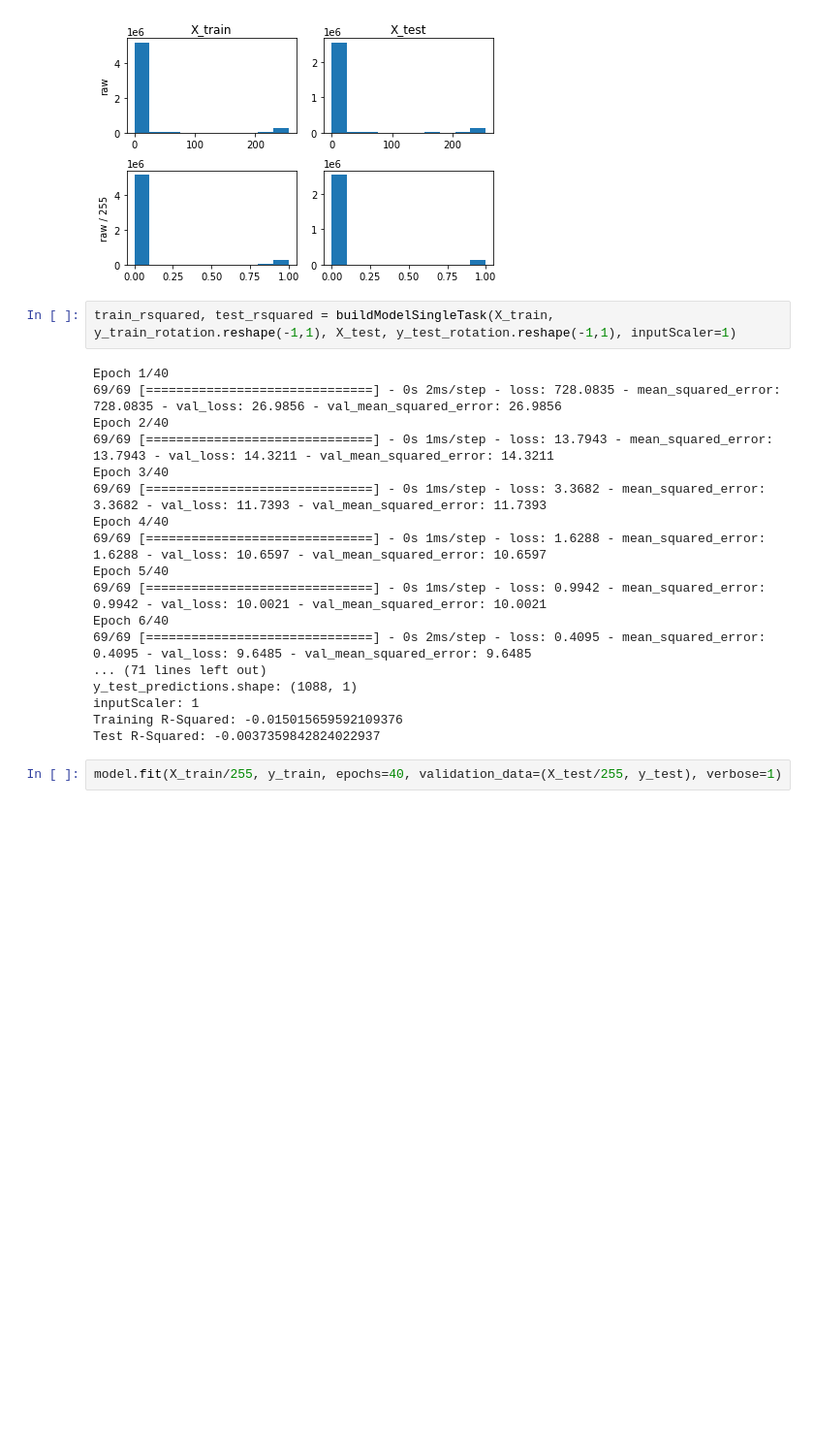
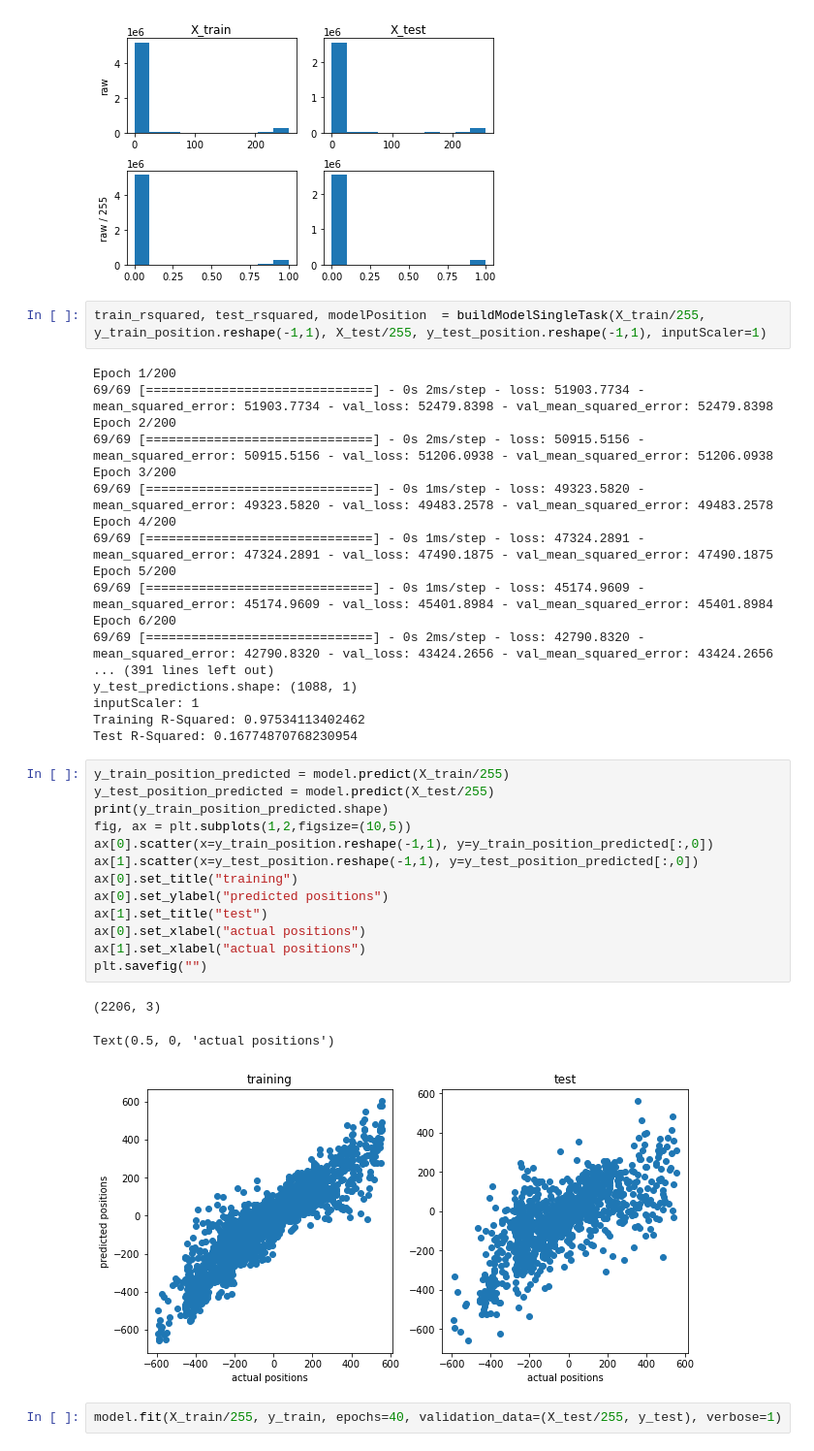
Before and after one commit to AndrewSamaha/MLRacer, a Jupyter notebook: cnn1.ipynb, the cells around one changed output. Shown at 97% size. Drawn from its saved outputs; the diff is of its cells as text; blank space fills up the shorter version.

Commit message:
positions

```diff
--- a/cnn1.ipynb
+++ b/cnn1.ipynb
@@ -230,25 +230,42 @@ plt.show()
 [figure]
 [figure]
 # %%
-train_rsquared, test_rsquared = buildModelSingleTask(X_train, y_train_rotation.reshape(-1,1), X_test, y_test_rotation.reshape(-1,1), inputScaler=1)
+train_rsquared, test_rsquared, modelPosition  = buildModelSingleTask(X_train/255, y_train_position.reshape(-1,1), X_test/255, y_test_position.reshape(-1,1), inputScaler=1)
 # %% [output]
-Epoch 1/40
-69/69 [==============================] - 0s 2ms/step - loss: 728.0835 - mean_squared_error: 728.0835 - val_loss: 26.9856 - val_mean_squared_error: 26.9856
-Epoch 2/40
-69/69 [==============================] - 0s 1ms/step - loss: 13.7943 - mean_squared_error: 13.7943 - val_loss: 14.3211 - val_mean_squared_error: 14.3211
-Epoch 3/40
-69/69 [==============================] - 0s 1ms/step - loss: 3.3682 - mean_squared_error: 3.3682 - val_loss: 11.7393 - val_mean_squared_error: 11.7393
-Epoch 4/40
-69/69 [==============================] - 0s 1ms/step - loss: 1.6288 - mean_squared_error: 1.6288 - val_loss: 10.6597 - val_mean_squared_error: 10.6597
-Epoch 5/40
-69/69 [==============================] - 0s 1ms/step - loss: 0.9942 - mean_squared_error: 0.9942 - val_loss: 10.0021 - val_mean_squared_error: 10.0021
-Epoch 6/40
-69/69 [==============================] - 0s 2ms/step - loss: 0.4095 - mean_squared_error: 0.4095 - val_loss: 9.6485 - val_mean_squared_error: 9.6485
-... (71 lines left out)
+Epoch 1/200
+69/69 [==============================] - 0s 2ms/step - loss: 51903.7734 - mean_squared_error: 51903.7734 - val_loss: 52479.8398 - val_mean_squared_error: 52479.8398
+Epoch 2/200
+69/69 [==============================] - 0s 2ms/step - loss: 50915.5156 - mean_squared_error: 50915.5156 - val_loss: 51206.0938 - val_mean_squared_error: 51206.0938
+Epoch 3/200
+69/69 [==============================] - 0s 1ms/step - loss: 49323.5820 - mean_squared_error: 49323.5820 - val_loss: 49483.2578 - val_mean_squared_error: 49483.2578
+Epoch 4/200
+69/69 [==============================] - 0s 1ms/step - loss: 47324.2891 - mean_squared_error: 47324.2891 - val_loss: 47490.1875 - val_mean_squared_error: 47490.1875
+Epoch 5/200
+69/69 [==============================] - 0s 1ms/step - loss: 45174.9609 - mean_squared_error: 45174.9609 - val_loss: 45401.8984 - val_mean_squared_error: 45401.8984
+Epoch 6/200
+69/69 [==============================] - 0s 2ms/step - loss: 42790.8320 - mean_squared_error: 42790.8320 - val_loss: 43424.2656 - val_mean_squared_error: 43424.2656
+... (391 lines left out)
 y_test_predictions.shape: (1088, 1)
 inputScaler: 1
-Training R-Squared: -0.015015659592109376
-Test R-Squared: -0.0037359842824022937
+Training R-Squared: 0.97534113402462
+Test R-Squared: 0.16774870768230954
+# %%
+y_train_position_predicted = model.predict(X_train/255)
+y_test_position_predicted = model.predict(X_test/255)
+print(y_train_position_predicted.shape)
+fig, ax = plt.subplots(1,2,figsize=(10,5))
+ax[0].scatter(x=y_train_position.reshape(-1,1), y=y_train_position_predicted[:,0])
+ax[1].scatter(x=y_test_position.reshape(-1,1), y=y_test_position_predicted[:,0])
+ax[0].set_title("training")
+ax[0].set_ylabel("predicted positions")
+ax[1].set_title("test")
+ax[0].set_xlabel("actual positions")
+ax[1].set_xlabel("actual positions")
+plt.savefig("")
+# %% [output]
+(2206, 3)
+Text(0.5, 0, 'actual positions')
+[figure, added]
 # %%
 model.fit(X_train/255, y_train, epochs=40, validation_data=(X_test/255, y_test), verbose=1)
 # %% [output]
```
Also changed, not shown: parts of 1 cell of this notebook, 3 other files.
